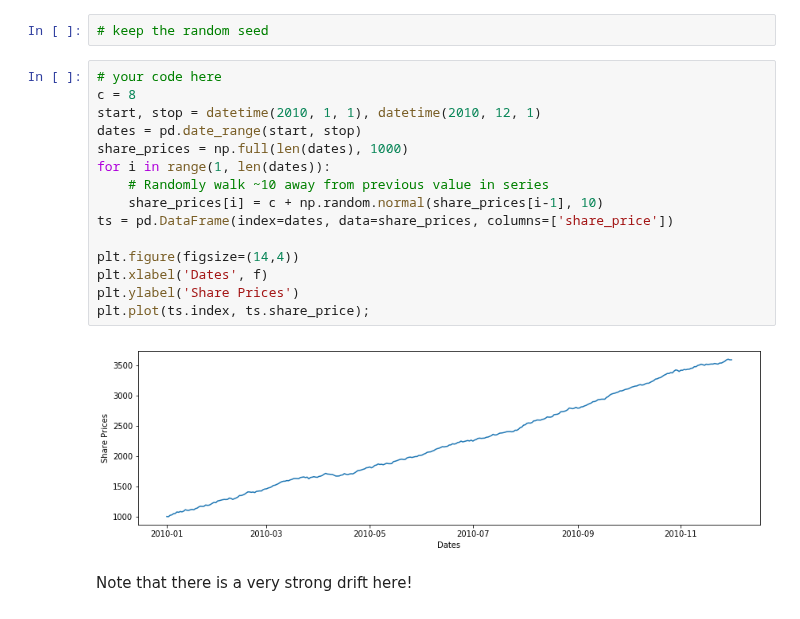
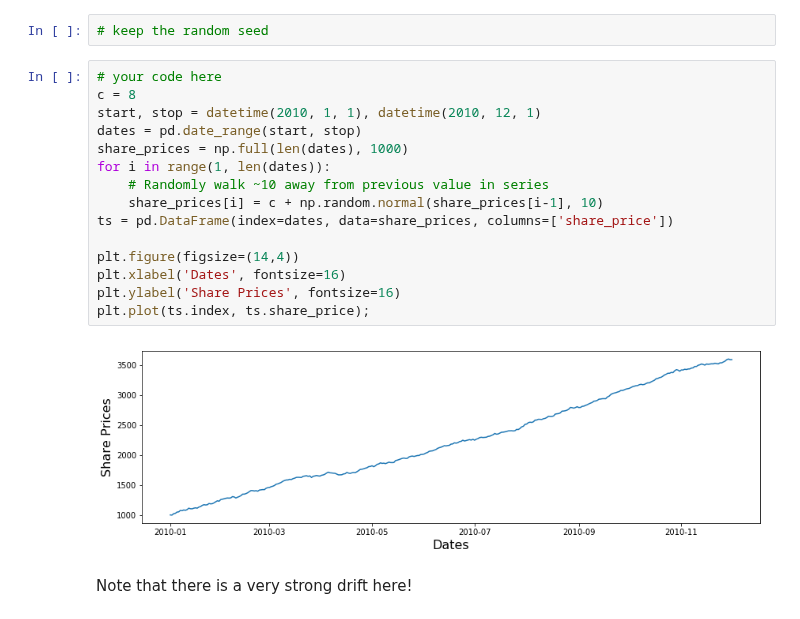
Before and after one commit to AlecMorgan/dsc-3-26-03-basic-time-series-models-lab-seattle-ds-career-040119, a Jupyter notebook: index.ipynb, the cells around one changed output. Cells and saved outputs as stored; diff of their text form.

```diff
--- a/index.ipynb
+++ b/index.ipynb
@@ -170,20 +170,20 @@ Repeat the above, but include a drift parameter $c$ of 8 now!
 # %%
 # your code here
 c = 8
 start, stop = datetime(2010, 1, 1), datetime(2010, 12, 1)
 dates = pd.date_range(start, stop)
 share_prices = np.full(len(dates), 1000)
 for i in range(1, len(dates)):
     # Randomly walk ~10 away from previous value in series
     share_prices[i] = c + np.random.normal(share_prices[i-1], 10)
 ts = pd.DataFrame(index=dates, data=share_prices, columns=['share_price'])
 
 plt.figure(figsize=(14,4))
-plt.xlabel('Dates', f)
-plt.ylabel('Share Prices')
+plt.xlabel('Dates', fontsize=16)
+plt.ylabel('Share Prices', fontsize=16)
 plt.plot(ts.index, ts.share_price);
 # %% [output]
-[figure, old version]
+[figure, new version]
 # %% [markdown]
 Note that there is a very strong drift here!
 # %% [markdown]
```
